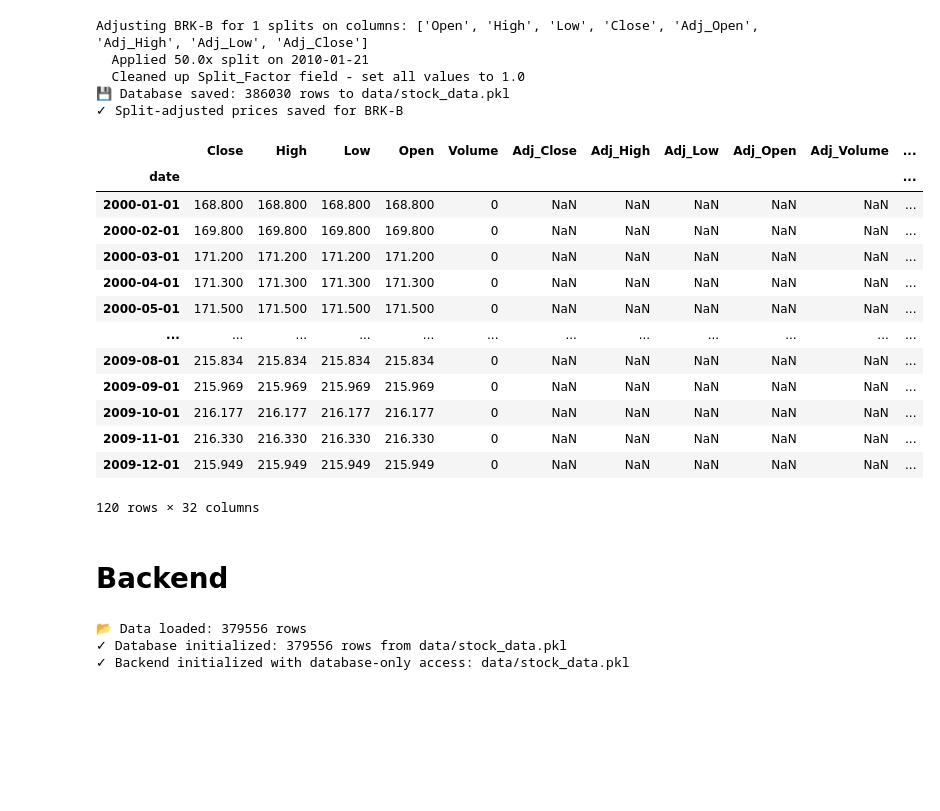
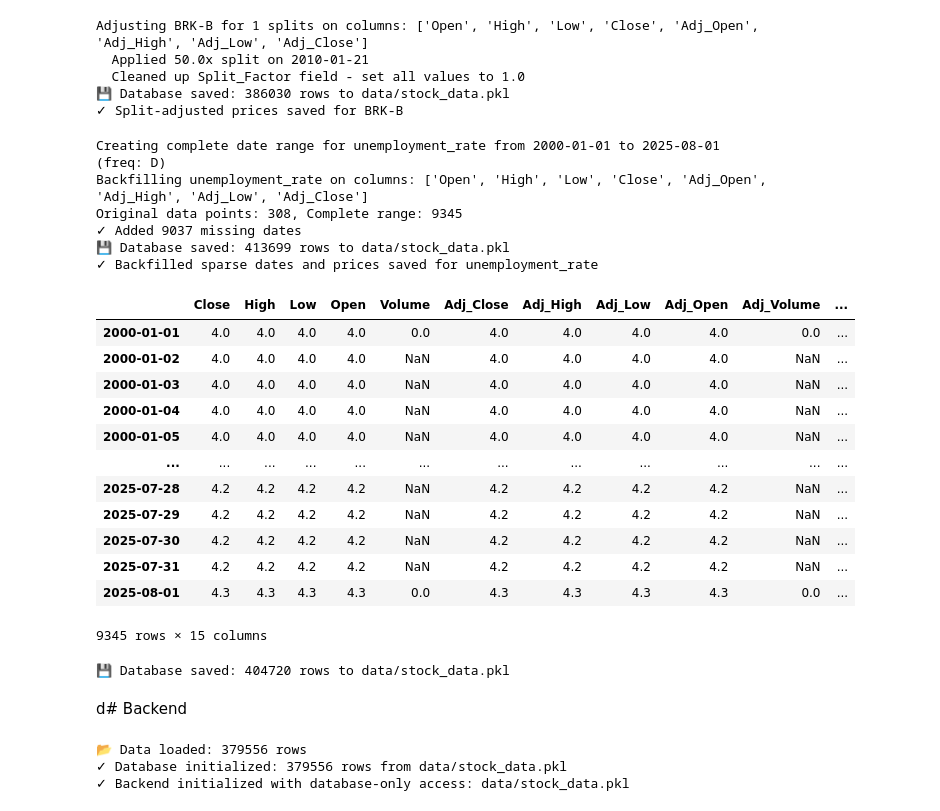
Before and after one commit to farrellsc/StockAnalysis, a Jupyter notebook: playground.ipynb, the cells around one changed output. Cells and saved outputs as stored; diff of their text form; code cells hidden in the pictures; blank space fills up the shorter version.

```diff
--- a/playground.ipynb
+++ b/playground.ipynb
@@ -210,26 +217,36 @@ Adjusting BRK-B for 1 splits on columns: ['Open', 'High', 'Low', 'Close', 'Adj_O
 💾 Database saved: 386030 rows to data/stock_data.pkl
 ✓ Split-adjusted prices saved for BRK-B
 # %%
-db.backfill_sparse_prices('cpi_inflation')
+db.backfill_sparse_prices('unemployment_rate')
+# %% [output]
+Creating complete date range for unemployment_rate from 2000-01-01 to 2025-08-01 (freq: D)
+Backfilling unemployment_rate on columns: ['Open', 'High', 'Low', 'Close', 'Adj_Open', 'Adj_High', 'Adj_Low', 'Adj_Close']
+Original data points: 308, Complete range: 9345
+✓ Added 9037 missing dates
+💾 Database saved: 413699 rows to data/stock_data.pkl
+✓ Backfilled sparse dates and prices saved for unemployment_rate
 # %%
-db.query(symbol='cpi_inflation')
+db.query(symbol='unemployment_rate')
 # %% [output]
 |  | Close | High | Low | Open | Volume | Adj_Close | Adj_High | Adj_Low | Adj_Open | Adj_Volume | ... |
-| date |  |  |  |  |  |  |  |  |  |  | ... |
-| 2000-01-01 | 168.800 | 168.800 | 168.800 | 168.800 | 0 | NaN | NaN | NaN | NaN | NaN | ... |
-| 2000-02-01 | 169.800 | 169.800 | 169.800 | 169.800 | 0 | NaN | NaN | NaN | NaN | NaN | ... |
-| 2000-03-01 | 171.200 | 171.200 | 171.200 | 171.200 | 0 | NaN | NaN | NaN | NaN | NaN | ... |
-| 2000-04-01 | 171.300 | 171.300 | 171.300 | 171.300 | 0 | NaN | NaN | NaN | NaN | NaN | ... |
-| 2000-05-01 | 171.500 | 171.500 | 171.500 | 171.500 | 0 | NaN | NaN | NaN | NaN | NaN | ... |
+| 2000-01-01 | 4.0 | 4.0 | 4.0 | 4.0 | 0.0 | 4.0 | 4.0 | 4.0 | 4.0 | 0.0 | ... |
+| 2000-01-02 | 4.0 | 4.0 | 4.0 | 4.0 | NaN | 4.0 | 4.0 | 4.0 | 4.0 | NaN | ... |
+| 2000-01-03 | 4.0 | 4.0 | 4.0 | 4.0 | NaN | 4.0 | 4.0 | 4.0 | 4.0 | NaN | ... |
+| 2000-01-04 | 4.0 | 4.0 | 4.0 | 4.0 | NaN | 4.0 | 4.0 | 4.0 | 4.0 | NaN | ... |
+| 2000-01-05 | 4.0 | 4.0 | 4.0 | 4.0 | NaN | 4.0 | 4.0 | 4.0 | 4.0 | NaN | ... |
 | ... | ... | ... | ... | ... | ... | ... | ... | ... | ... | ... | ... |
-| 2009-08-01 | 215.834 | 215.834 | 215.834 | 215.834 | 0 | NaN | NaN | NaN | NaN | NaN | ... |
-| 2009-09-01 | 215.969 | 215.969 | 215.969 | 215.969 | 0 | NaN | NaN | NaN | NaN | NaN | ... |
-| 2009-10-01 | 216.177 | 216.177 | 216.177 | 216.177 | 0 | NaN | NaN | NaN | NaN | NaN | ... |
-| 2009-11-01 | 216.330 | 216.330 | 216.330 | 216.330 | 0 | NaN | NaN | NaN | NaN | NaN | ... |
-| 2009-12-01 | 215.949 | 215.949 | 215.949 | 215.949 | 0 | NaN | NaN | NaN | NaN | NaN | ... |
+| 2025-07-28 | 4.2 | 4.2 | 4.2 | 4.2 | NaN | 4.2 | 4.2 | 4.2 | 4.2 | NaN | ... |
+| 2025-07-29 | 4.2 | 4.2 | 4.2 | 4.2 | NaN | 4.2 | 4.2 | 4.2 | 4.2 | NaN | ... |
+| 2025-07-30 | 4.2 | 4.2 | 4.2 | 4.2 | NaN | 4.2 | 4.2 | 4.2 | 4.2 | NaN | ... |
+| 2025-07-31 | 4.2 | 4.2 | 4.2 | 4.2 | NaN | 4.2 | 4.2 | 4.2 | 4.2 | NaN | ... |
+| 2025-08-01 | 4.3 | 4.3 | 4.3 | 4.3 | 0.0 | 4.3 | 4.3 | 4.3 | 4.3 | 0.0 | ... |
-120 rows × 32 columns
+9345 rows × 15 columns
+# %%
+db.save_dataframe(df)
+# %% [output]
+💾 Database saved: 404720 rows to data/stock_data.pkl
 # %% [markdown]
-# Backend
+d# Backend
 # %%
 backend = Backend(Database("data/stock_data.pkl"))
 # %% [output]
```
Also changed, not shown: parts of 11 cells of this notebook, 2 other files.
